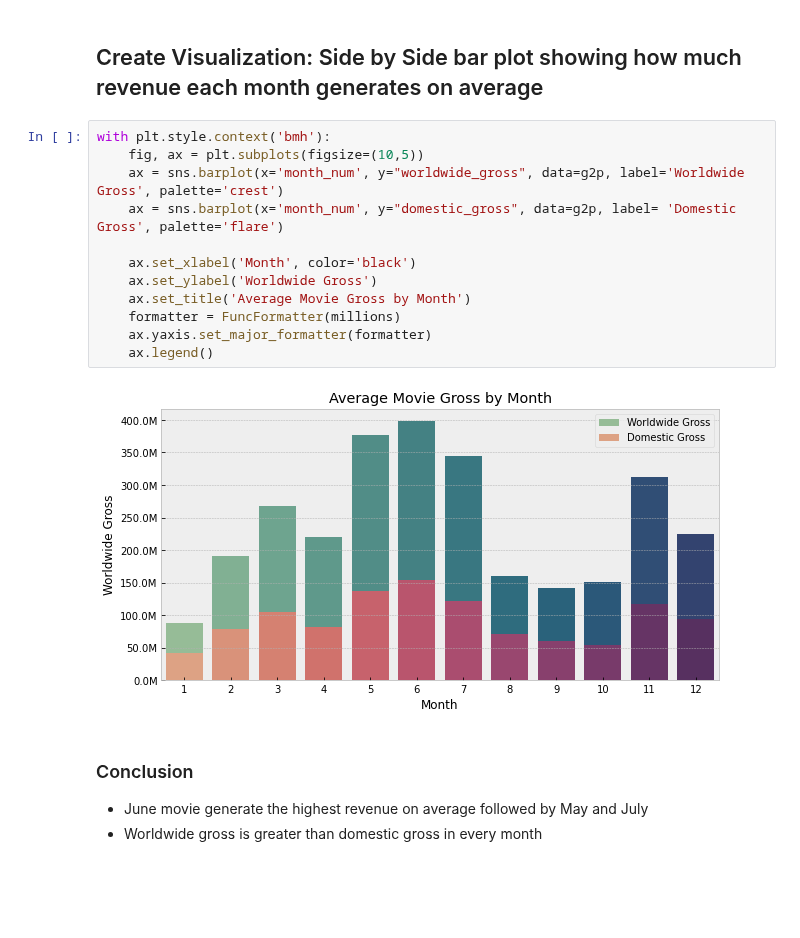
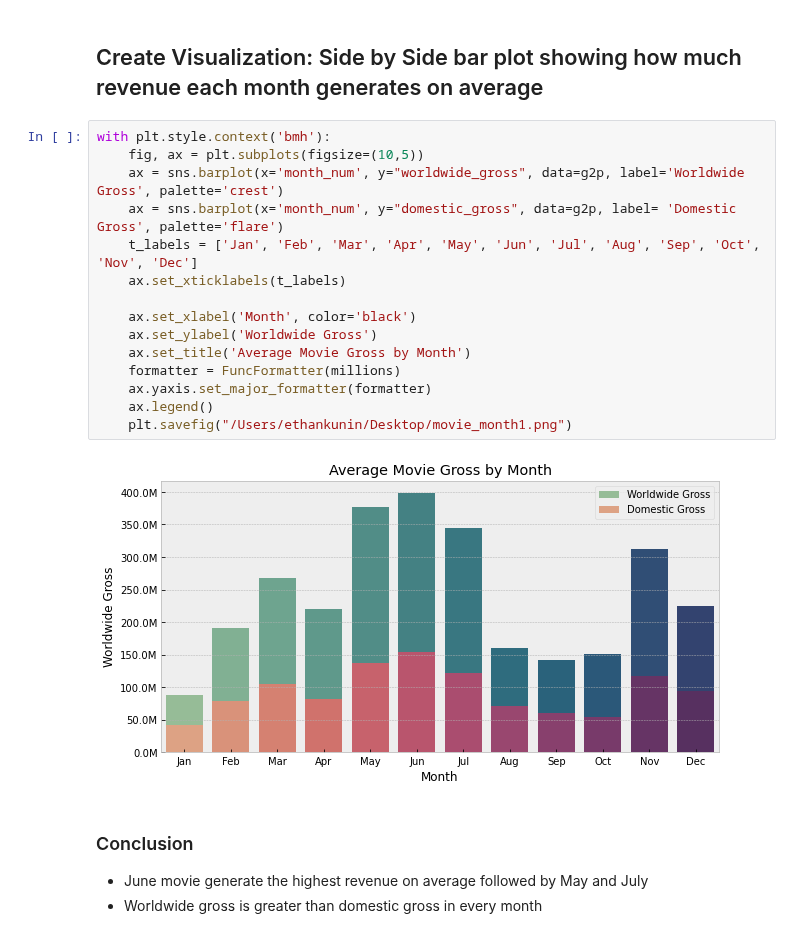
Before and after one commit to kuninethan95/dsc-phase-1-project, a Jupyter notebook: Phase 1 Project Notebook.ipynb, the cells around one changed output. Drawn from its saved outputs; the diff is of its cells as text; blank space fills up the shorter version.

Commit message:
movie month added

```diff
--- a/Phase 1 Project Notebook.ipynb
+++ b/Phase 1 Project Notebook.ipynb
@@ -732,17 +732,20 @@ g2p = budgets_seasons.groupby('month_num')[['domestic_gross', 'worldwide_gross']
 # %%
 with plt.style.context('bmh'):
     fig, ax = plt.subplots(figsize=(10,5))
     ax = sns.barplot(x='month_num', y="worldwide_gross", data=g2p, label='Worldwide Gross', palette='crest')
     ax = sns.barplot(x='month_num', y="domestic_gross", data=g2p, label= 'Domestic Gross', palette='flare')
+    t_labels = ['Jan', 'Feb', 'Mar', 'Apr', 'May', 'Jun', 'Jul', 'Aug', 'Sep', 'Oct', 'Nov', 'Dec']
+    ax.set_xticklabels(t_labels)
 
     ax.set_xlabel('Month', color='black')
     ax.set_ylabel('Worldwide Gross')
     ax.set_title('Average Movie Gross by Month')
     formatter = FuncFormatter(millions)
     ax.yaxis.set_major_formatter(formatter)
     ax.legend()
+    plt.savefig("/Users/ethankunin/Desktop/movie_month1.png")
 # %% [output]
-[figure, old version]
+[figure, new version]
 # %% [markdown]
 ### Conclusion
 - June movie generate the highest revenue on average followed by May and July
```
Also changed, not shown: parts of 2 cells of this notebook, 2 other files.
